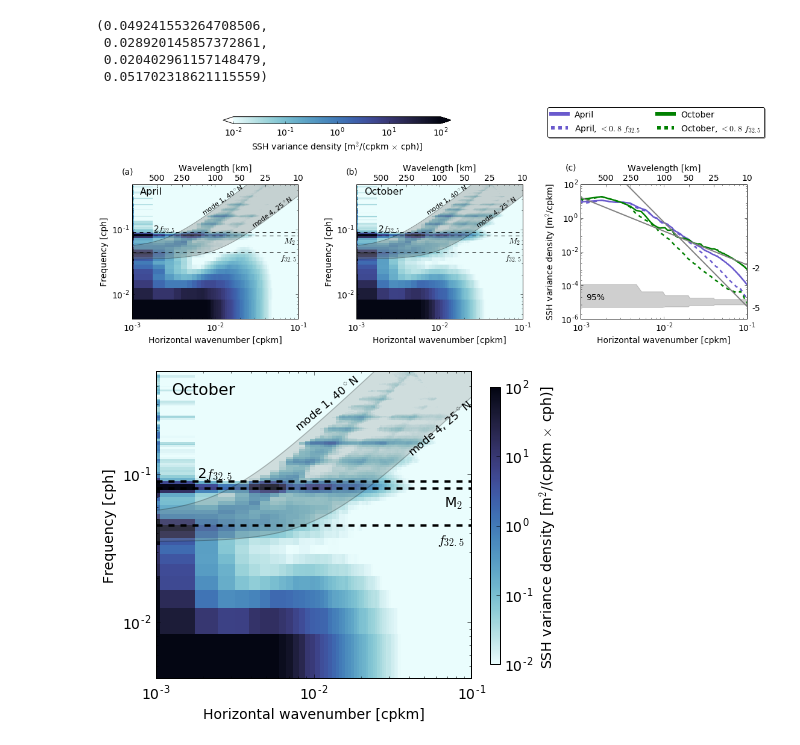
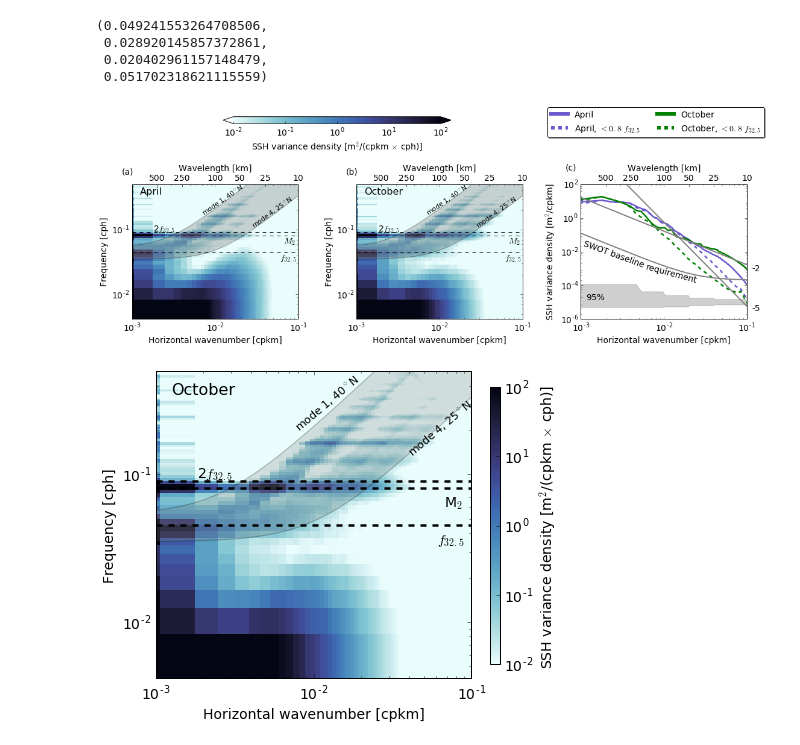
Before and after one commit to cesar-rocha/UpperOceanSeasonality, a Jupyter notebook: notebooks/WavenumberFrequencySpec.ipynb, the cells around one changed output. Saved outputs shown, nothing was run; the diff lists cells and outputs as text; code cells hidden in the pictures.

```diff
--- a/notebooks/WavenumberFrequencySpec.ipynb
+++ b/notebooks/WavenumberFrequencySpec.ipynb
@@ -382,6 +382,11 @@ ssh_k_l, ssh_k_u = spectrum.spec_error(ssh_k_s,sn=Ns)
 ke_k_l, ke_k_u = spectrum.spec_error(ke_k_s,sn=Ns)
 # %%
 vmin, vmax = 1.e-2, 1.e2
+
+
+# SWOT threeshold requirements
+ESWOT = 2.e-4 + 1.25e-7*(ki4320**-2)
+
 
 fig = plt.figure(figsize=(21,4.))
 
@@ -437,39 +442,42 @@ plt.loglog(ki4320,Eetaa4320[:,:].sum(axis=1)*df,color=c1,label='April')
 plt.loglog(ki4320,Eetaa4320[:,fTnsub].sum(axis=1)*df,'--',color=c1,label='April, $< 0.8$ $f_{32.5}$')
 plt.loglog(ki4320,Eetao4320[:,:].sum(axis=1)*df,color='g',label='October')
 plt.loglog(ki4320,Eetao4320[:,fTnsub].sum(axis=1)*df,'--',color='g',label='October, $< 0.8$ $f_{32.5}$')
+plt.loglog(ki4320,ESWOT,'.5',linewidth=2)
 
 
 plt.fill_between(ki4320,ssh_k_l, ssh_k_u, color='.25', alpha=0.25)
 plt.text(1.15e-3,1.4e-5,'95%',fontsize=14)
 
 plt.text(1.15e-1,7.e-4,'-2',fontsize=14)
 plt.text(1.15e-1,.3e-5,'-5',fontsize=14)
+plt.text(1./960,2.1e-2,'SWOT baseline',fontsize=14,rotation=-20)
+plt.text(1./170,.9e-3,'requirement',fontsize=14,rotation=-15)
 
 plt.loglog(kr,e2/.6e1,'.5',linewidth=2)
 plt.loglog(kr,8.5*e5/1.5e2,'.5',linewidth=2)
 plt.xlim(1.e-3,1e-1)
 plt.ylim(1.e-5,1.e2)
 plt.xlabel(r'Horizontal wavenumber [cpkm]')
 plt.ylabel(r'SSH variance density [m$^2$/cpkm]')
 #plt.text(3.e-2, 14, "SSH variance", size=16, rotation=0.,
 #         ha="center", va="center",
 #         bbox = dict(boxstyle="round",ec='k',fc='w'))
 plt.ylim(1.e-6,1.e2)
 plt.text(.65e-3,700.,'(c)',fontsize=14)
 plt.yticks([1.e-6,1.e-4,1.e-2,1.e0,1e2])
 add_second_axis(ax)
 
 fig.subplots_adjust(right=0.8)
 cbar_ax = fig.add_axes([0.225, 1.25, 0.25, 0.04])
 fig.colorbar(cdensity, cax=cbar_ax,label=r'SSH variance density [m$^2$/(cpkm $\times$ cph)]'
              ,extend='both',orientation='horizontal')
 
 lg = ax.legend(loc=(-0.2,1.35), ncol=2, fancybox=True,frameon=True, shadow=True)
 leg_width(lg,fs=6)
 
 plt.savefig(__dest__[0],dpi=100,bbox_inches='tight')
 # %% [output]
-[figure, old version]
+[figure, new version]
 # %%
 fig = plt.figure(figsize=(6.5,5.5))
 ax = plt.subplot(111)
```
Also changed, not shown: parts of 2 cells of this notebook, 15 other files.
